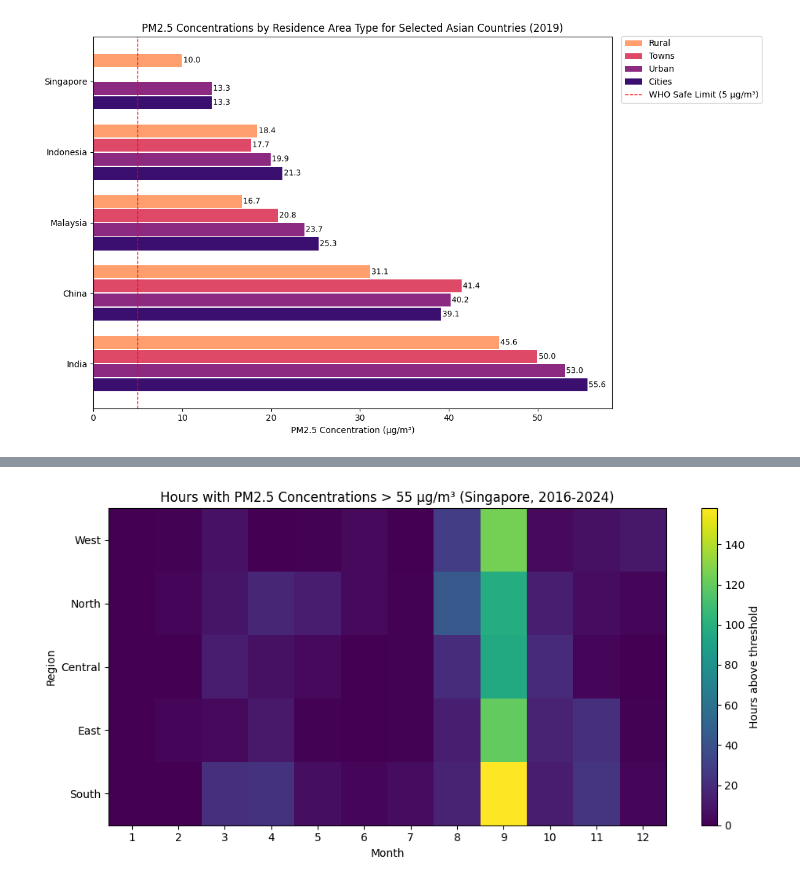
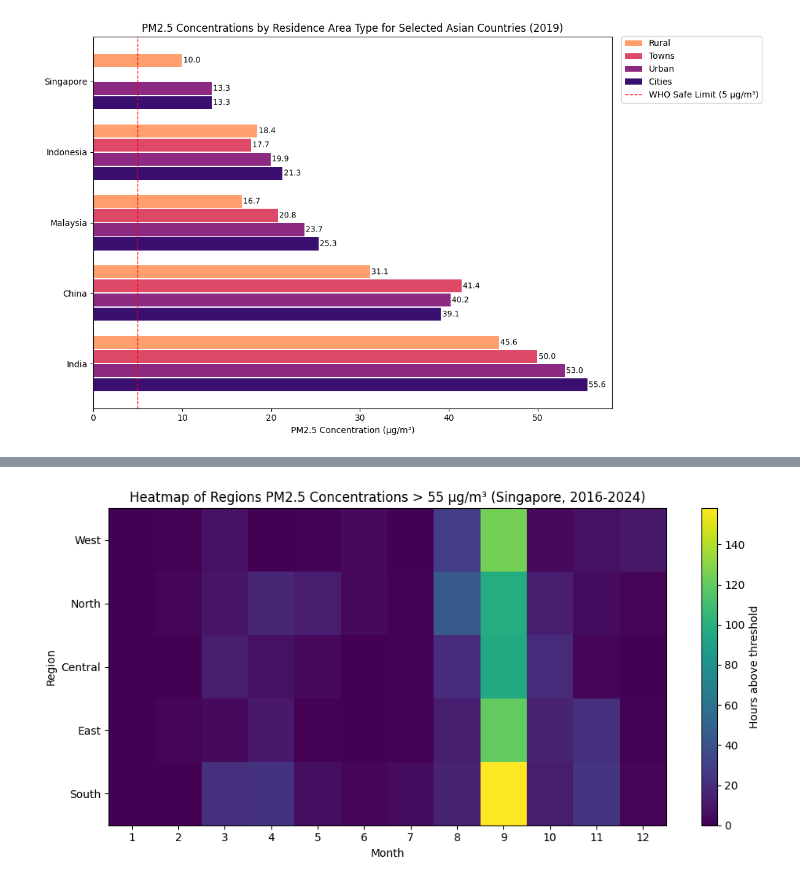
Before and after one commit to leeyanleryan/DSA4262, a Jupyter notebook: Individual Assignment 1/A0253123U_DSA4262_Assignment_1.ipynb, the cells around one changed output, grey strips where cells are left out. Drawn from its saved outputs; the diff is of its cells as text; code cells hidden in the pictures.

Commit message:
Update actionable plot title

```diff
--- a/Individual Assignment 1/A0253123U_DSA4262_Assignment_1.ipynb
+++ b/Individual Assignment 1/A0253123U_DSA4262_Assignment_1.ipynb
@@ -126,32 +126,32 @@ sg_action_df = sg_action_df.dropna(subset=["timestamp", "region", "pm25_one_hour
 
 sg_action_df["year"] = sg_action_df["timestamp"].dt.year
 sg_action_df["month"] = sg_action_df["timestamp"].dt.month
 
 threshold = 55
 
 sg_action_df["exceed"] = (sg_action_df["pm25_one_hourly"] > threshold).astype(int)
 
 agg = (sg_action_df.groupby(["region", "month"], as_index=False)["exceed"]
          .sum()
          .rename(columns={"exceed": "hours_above_threshold"}))
 
 region_order = ["west", "north", "central", "east", "south"]
 heat = (agg.pivot(index="region", columns="month", values="hours_above_threshold")
           .reindex(region_order))
 
 plt.figure(figsize=(10, 5))
 plt.imshow(heat.fillna(0).values, aspect="auto")
 
 plt.yticks(np.arange(len(heat.index)), heat.index.str.title())
 plt.xticks(np.arange(12), [str(m) for m in range(1, 13)])
 plt.xlabel("Month")
 plt.ylabel("Region")
-plt.title(f"Hours with PM2.5 Concentrations > {threshold} µg/m³ (Singapore, {sg_action_df['year'].min()}-{sg_action_df['year'].max()})")
+plt.title(f"Heatmap of Regions with Hourly PM2.5 Concentrations > {threshold} µg/m³ (Singapore, {sg_action_df['year'].min()}-{sg_action_df['year'].max()})")
 
 cbar = plt.colorbar()
 cbar.set_label("Hours above threshold")
 
 plt.tight_layout()
 plt.show()
 # %% [output]
-[figure, old version]
+[figure, new version]
```
